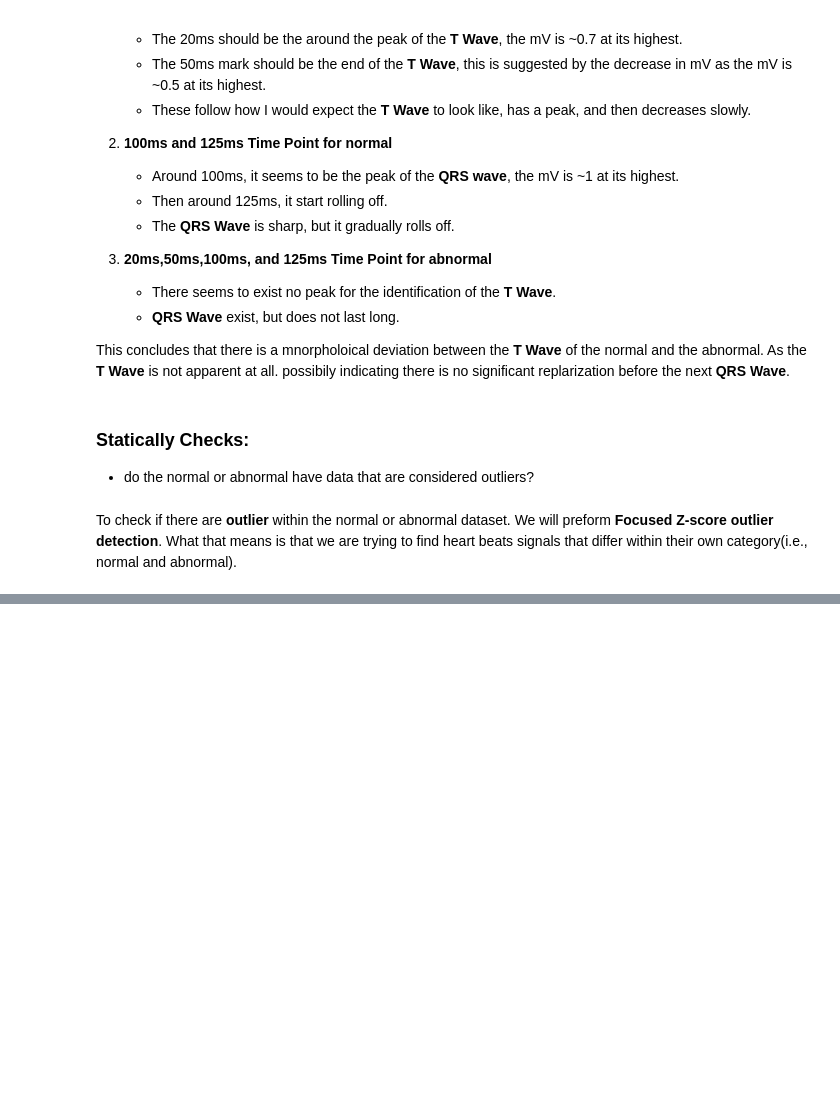
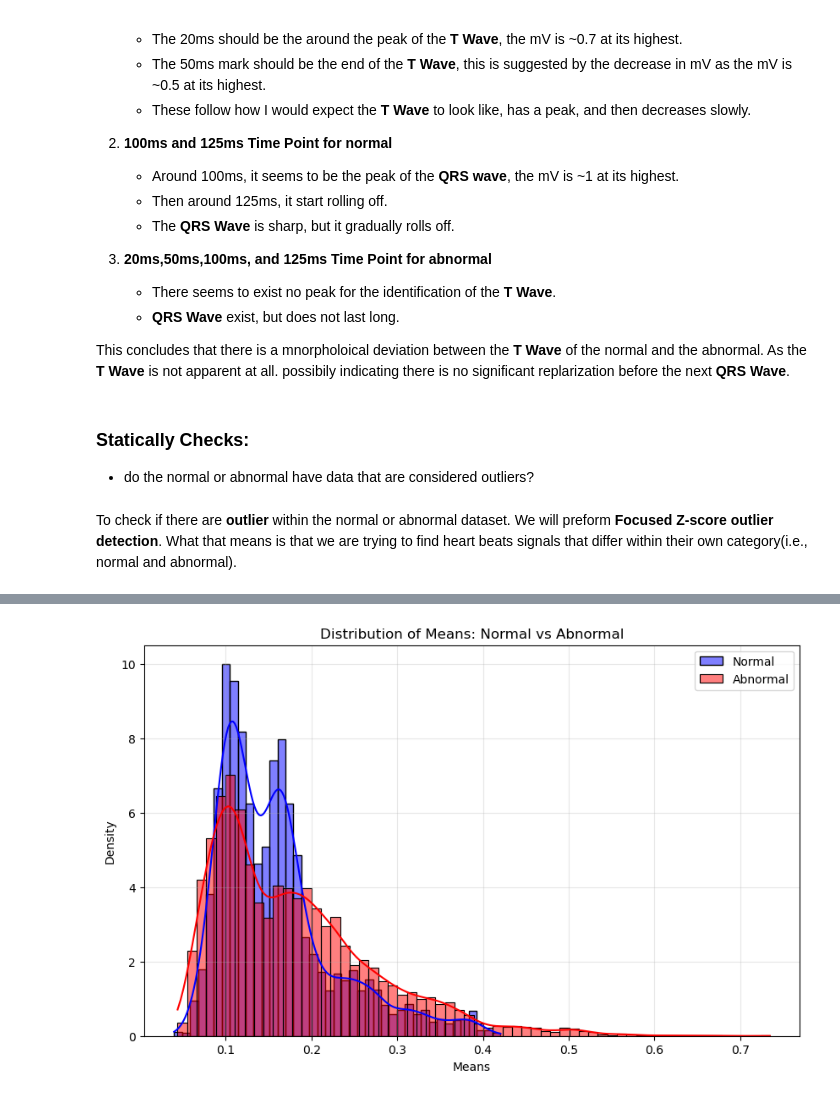
Before and after one commit to Shenukp1/MachineLearningPortfolio, a Jupyter notebook: ECG_Classification/EDA_V2.ipynb, the cells around one changed output, grey strips where cells are left out. Drawn from its saved outputs; the diff is of its cells as text; code cells hidden in the pictures; blank space fills up the shorter version.

```diff
--- a/ECG_Classification/EDA_V2.ipynb
+++ b/ECG_Classification/EDA_V2.ipynb
@@ -387,0 +413,23 @@ Abnormal Dataset: 8473 potential outlier signals (Z-score > 3).
+# %%
+normal_signal_avg = normal_X.mean(axis=1)
+abnormal_signal_avg = abnormal_X.mean(axis=1)
+plt.figure(figsize=(10, 6))
+sns.histplot(
+    normal_signal_avg, color="blue", kde=True, label="Normal", stat="density", alpha=0.5
+)
+sns.histplot(
+    abnormal_signal_avg,
+    color="red",
+    kde=True,
+    label="Abnormal",
+    stat="density",
+    alpha=0.5,
+)
+
+plt.title("Distribution of Means: Normal vs Abnormal")
+plt.xlabel("Means")
+plt.legend()
+plt.grid(True, alpha=0.3)
+plt.show()
+# %% [output]
+[figure, added]
```
Also changed, not shown: parts of 37 cells of this notebook, 4 other files.
